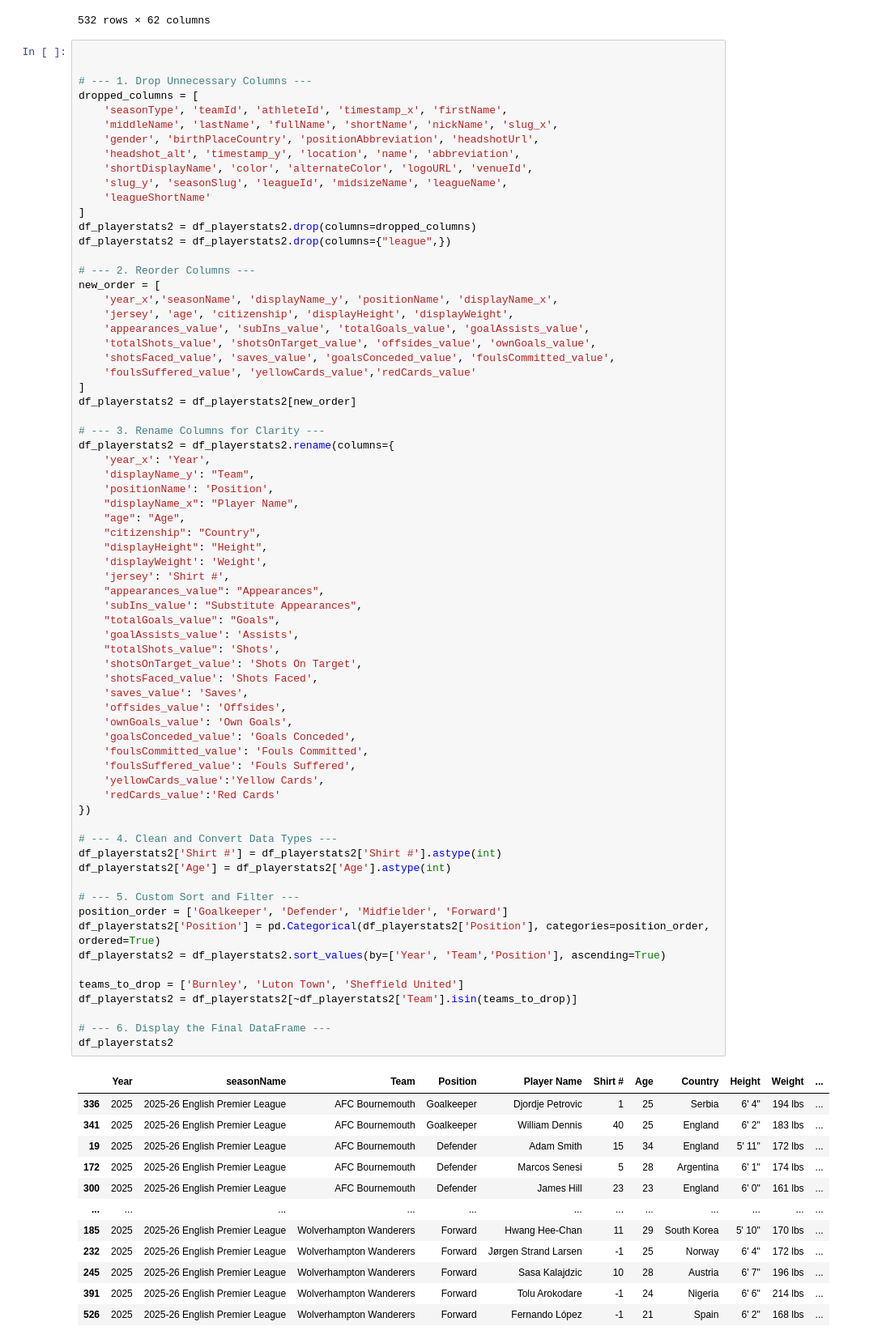
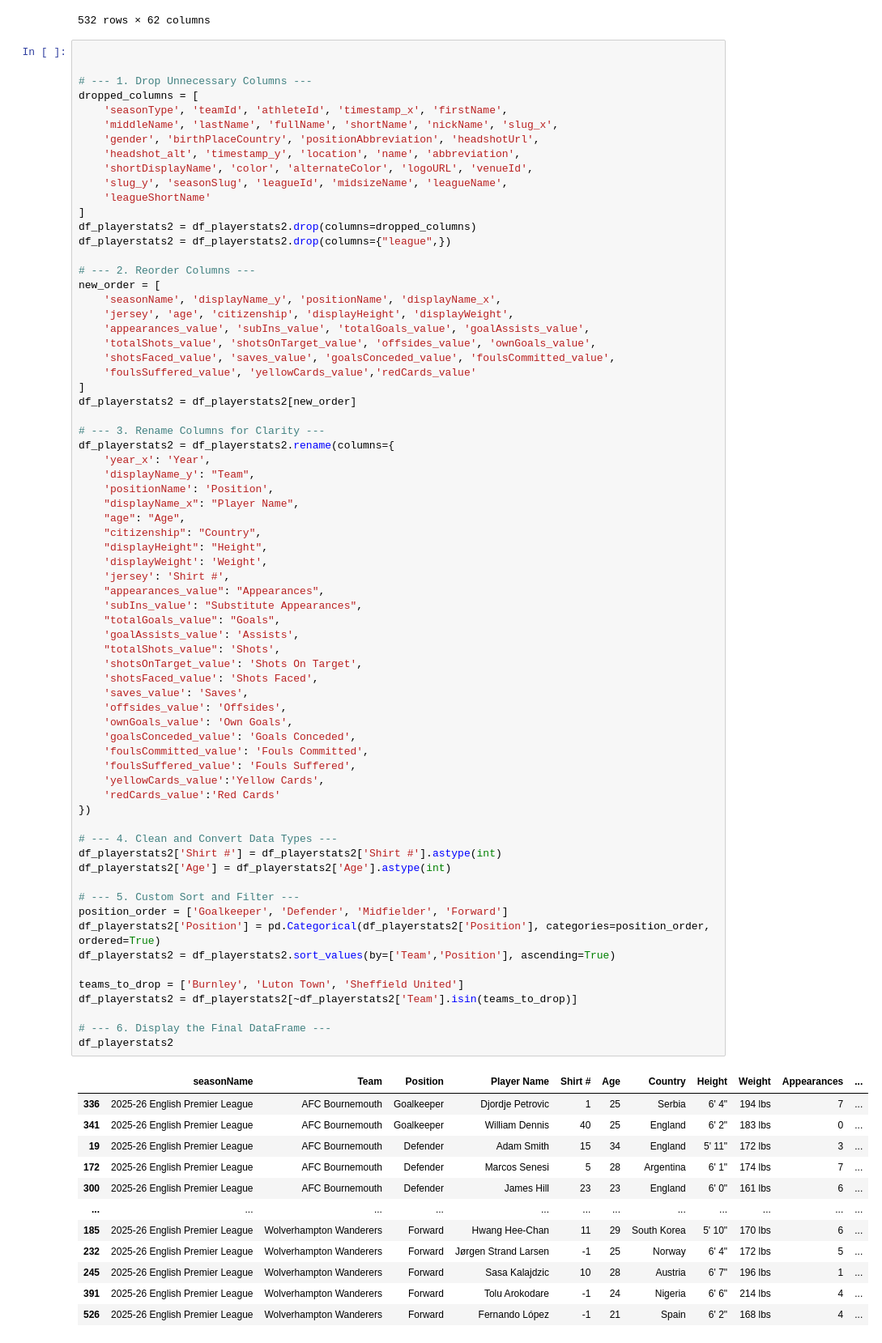
Before and after one commit to manujay3/prem-data-analysis, a Jupyter notebook: premplayerstats.ipynb, the cells around one changed output. Shown at 81% size. Saved outputs shown, nothing was run; the diff lists cells and outputs as text.

```diff
--- a/premplayerstats.ipynb
+++ b/premplayerstats.ipynb
@@ -145,7 +145,7 @@ df_playerstats2 = df_playerstats2.drop(columns={"league",})
 
 # --- 2. Reorder Columns ---
 new_order = [
-    'year_x','seasonName', 'displayName_y', 'positionName', 'displayName_x',
+    'seasonName', 'displayName_y', 'positionName', 'displayName_x',
     'jersey', 'age', 'citizenship', 'displayHeight', 'displayWeight',
     'appearances_value', 'subIns_value', 'totalGoals_value', 'goalAssists_value',
     'totalShots_value', 'shotsOnTarget_value', 'offsides_value', 'ownGoals_value',
@@ -169,43 +169,43 @@ df_playerstats2 = df_playerstats2.rename(columns={
     'subIns_value': "Substitute Appearances",
     "totalGoals_value": "Goals",
     'goalAssists_value': 'Assists',
     "totalShots_value": 'Shots',
     'shotsOnTarget_value': 'Shots On Target',
     'shotsFaced_value': 'Shots Faced',
     'saves_value': 'Saves',
     'offsides_value': 'Offsides',
     'ownGoals_value': 'Own Goals',
     'goalsConceded_value': 'Goals Conceded',
     'foulsCommitted_value': 'Fouls Committed',
     'foulsSuffered_value': 'Fouls Suffered',
     'yellowCards_value':'Yellow Cards',
     'redCards_value':'Red Cards'
 })
 
 # --- 4. Clean and Convert Data Types ---
 df_playerstats2['Shirt #'] = df_playerstats2['Shirt #'].astype(int)
 df_playerstats2['Age'] = df_playerstats2['Age'].astype(int)
 
 # --- 5. Custom Sort and Filter ---
 position_order = ['Goalkeeper', 'Defender', 'Midfielder', 'Forward']
 df_playerstats2['Position'] = pd.Categorical(df_playerstats2['Position'], categories=position_order, ordered=True)
-df_playerstats2 = df_playerstats2.sort_values(by=['Year', 'Team','Position'], ascending=True)
+df_playerstats2 = df_playerstats2.sort_values(by=['Team','Position'], ascending=True)
 
 teams_to_drop = ['Burnley', 'Luton Town', 'Sheffield United']
 df_playerstats2 = df_playerstats2[~df_playerstats2['Team'].isin(teams_to_drop)]
 
 # --- 6. Display the Final DataFrame ---
 df_playerstats2
 # %% [output]
-|  | Year | seasonName | Team | Position | Player Name | Shirt # | Age | Country | Height | Weight | ... |
-| 336 | 2025 | 2025-26 English Premier League | AFC Bournemouth | Goalkeeper | Djordje Petrovic | 1 | 25 | Serbia | 6' 4" | 194 lbs | ... |
-| 341 | 2025 | 2025-26 English Premier League | AFC Bournemouth | Goalkeeper | William Dennis | 40 | 25 | England | 6' 2" | 183 lbs | ... |
-| 19 | 2025 | 2025-26 English Premier League | AFC Bournemouth | Defender | Adam Smith | 15 | 34 | England | 5' 11" | 172 lbs | ... |
-| 172 | 2025 | 2025-26 English Premier League | AFC Bournemouth | Defender | Marcos Senesi | 5 | 28 | Argentina | 6' 1" | 174 lbs | ... |
-| 300 | 2025 | 2025-26 English Premier League | AFC Bournemouth | Defender | James Hill | 23 | 23 | England | 6' 0" | 161 lbs | ... |
+|  | seasonName | Team | Position | Player Name | Shirt # | Age | Country | Height | Weight | Appearances | ... |
+| 336 | 2025-26 English Premier League | AFC Bournemouth | Goalkeeper | Djordje Petrovic | 1 | 25 | Serbia | 6' 4" | 194 lbs | 7 | ... |
+| 341 | 2025-26 English Premier League | AFC Bournemouth | Goalkeeper | William Dennis | 40 | 25 | England | 6' 2" | 183 lbs | 0 | ... |
+| 19 | 2025-26 English Premier League | AFC Bournemouth | Defender | Adam Smith | 15 | 34 | England | 5' 11" | 172 lbs | 3 | ... |
+| 172 | 2025-26 English Premier League | AFC Bournemouth | Defender | Marcos Senesi | 5 | 28 | Argentina | 6' 1" | 174 lbs | 7 | ... |
+| 300 | 2025-26 English Premier League | AFC Bournemouth | Defender | James Hill | 23 | 23 | England | 6' 0" | 161 lbs | 6 | ... |
 | ... | ... | ... | ... | ... | ... | ... | ... | ... | ... | ... | ... |
-| 185 | 2025 | 2025-26 English Premier League | Wolverhampton Wanderers | Forward | Hwang Hee-Chan | 11 | 29 | South Korea | 5' 10" | 170 lbs | ... |
-| 232 | 2025 | 2025-26 English Premier League | Wolverhampton Wanderers | Forward | Jørgen Strand Larsen | -1 | 25 | Norway | 6' 4" | 172 lbs | ... |
-| 245 | 2025 | 2025-26 English Premier League | Wolverhampton Wanderers | Forward | Sasa Kalajdzic | 10 | 28 | Austria | 6' 7" | 196 lbs | ... |
-| 391 | 2025 | 2025-26 English Premier League | Wolverhampton Wanderers | Forward | Tolu Arokodare | -1 | 24 | Nigeria | 6' 6" | 214 lbs | ... |
-| 526 | 2025 | 2025-26 English Premier League | Wolverhampton Wanderers | Forward | Fernando López | -1 | 21 | Spain | 6' 2" | 168 lbs | ... |
+| 185 | 2025-26 English Premier League | Wolverhampton Wanderers | Forward | Hwang Hee-Chan | 11 | 29 | South Korea | 5' 10" | 170 lbs | 6 | ... |
+| 232 | 2025-26 English Premier League | Wolverhampton Wanderers | Forward | Jørgen Strand Larsen | -1 | 25 | Norway | 6' 4" | 172 lbs | 5 | ... |
+| 245 | 2025-26 English Premier League | Wolverhampton Wanderers | Forward | Sasa Kalajdzic | 10 | 28 | Austria | 6' 7" | 196 lbs | 1 | ... |
+| 391 | 2025-26 English Premier League | Wolverhampton Wanderers | Forward | Tolu Arokodare | -1 | 24 | Nigeria | 6' 6" | 214 lbs | 4 | ... |
+| 526 | 2025-26 English Premier League | Wolverhampton Wanderers | Forward | Fernando López | -1 | 21 | Spain | 6' 2" | 168 lbs | 4 | ... |
```
Also changed, not shown: parts of 2 cells of this notebook, 1 other file.
